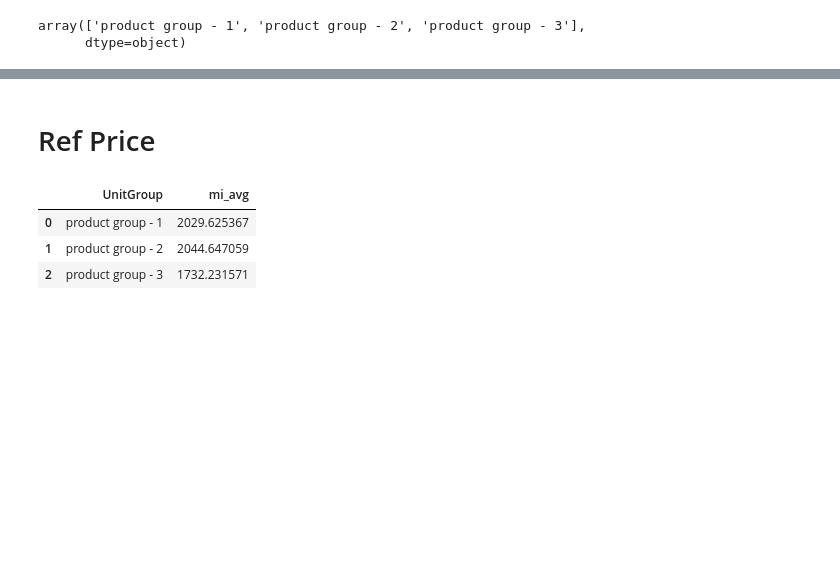
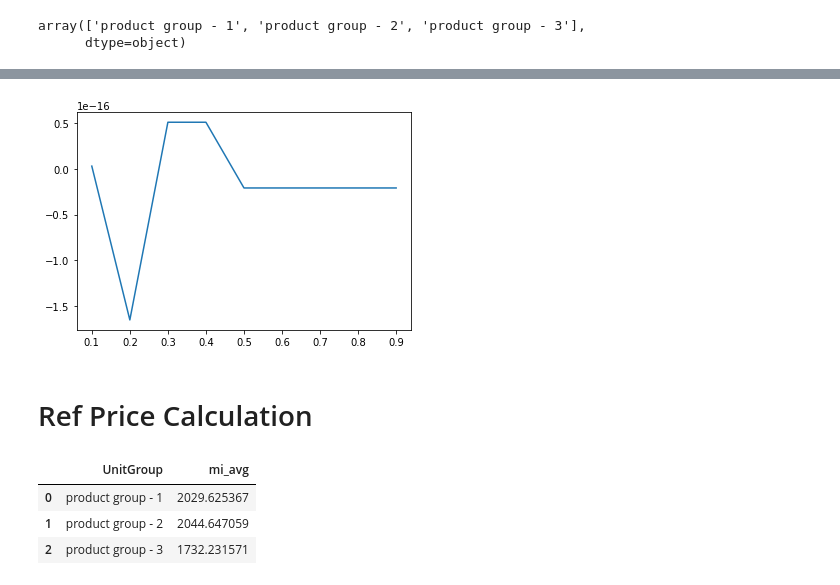
Before and after one commit to laliali20/Capstone, a Jupyter notebook: DSICapstone.ipynb, the cells around one changed output, grey strips where cells are left out. Saved outputs shown, nothing was run; the diff lists cells and outputs as text; code cells hidden in the pictures; blank space fills up the shorter version.

```diff
--- a/DSICapstone.ipynb
+++ b/DSICapstone.ipynb
@@ -234,0 +209,26 @@ def log_col(row_val):
+# %%
+# eventual cutoff
+def forecast_performance(prod_group_1, input_data, alpha):
+
+  # alphas = 0.6
+  yt_date_df = prod_group_1['SSDate'].max()
+  holdout_cutoff_df = prod_group_1.loc[prod_group_1['Cutoff'] == 1, ['SSDate']]
+  holdout_cutoff = holdout_cutoff_df['SSDate'].max()
+
+  fcast_test = inputdata[inputdata['SSDate'] <= holdout_cutoff]
+  fcast_res = generate_forecast(fcast_test, alpha, holdout_cutoff)
+  fcast_res['AbsPE'] = (fcast_res['UncDemand'] - fcast_res['MIFcast'])/fcast_res['UncDemand']
+  holdout = fcast_res[fcast_res['SSDate'] > holdout_cutoff ]
+  holdout_fin = holdout[holdout['UncDemand'].notna()]
+  return holdout_fin['AbsPE'].mean()
+
+alphas = [0.1, 0.2, 0.3, 0.4, 0.5, 0.6, 0.7, 0.8, 0.9]
+mapes = []
+for alpha_val in alphas:
+  mapes.append(forecast_performance(prod_group_1, inputdata, alpha_val))
+
+plt.plot(alphas, mapes)
+plt.show()
+# mapes
+# %% [output]
+[figure, added]
@@ -235,5 +239,5 @@ def log_col(row_val):
 # %% [markdown]
-# Ref Price
+# Ref Price Calculation
 # %%
 # # '10413 - Simply - Raytown - State Route 350'
 # frames_stores = []
```
Also changed, not shown: parts of 25 cells of this notebook.
